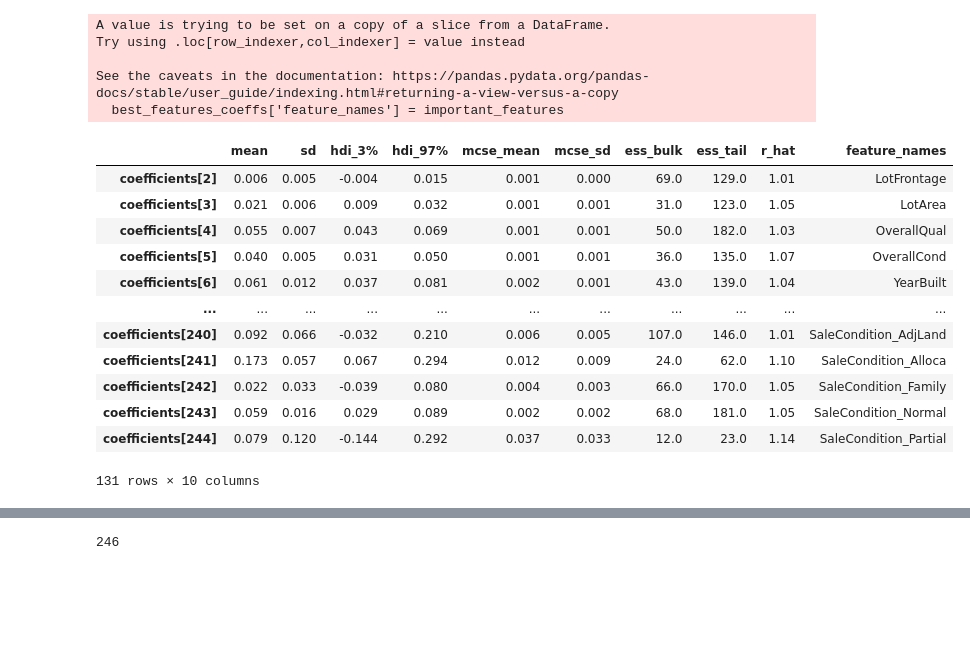
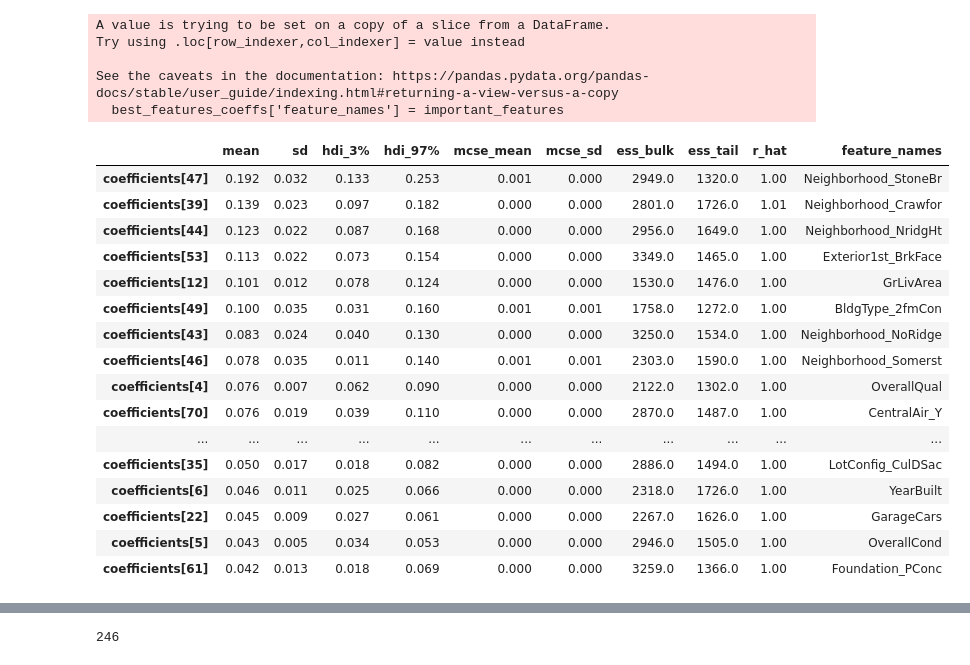
Before and after one commit to samyounes003/statisticsproject, a Jupyter notebook: bayesianInference.ipynb, the cells around one changed output, grey strips where cells are left out. Saved outputs shown, nothing was run; the diff lists cells and outputs as text; code cells hidden in the pictures; blank space fills up the shorter version.

```diff
--- a/bayesianInference.ipynb
+++ b/bayesianInference.ipynb
@@ -180,0 +134,21 @@ posterior_summary
+# %%
+# Load the dataset
+data = pd.read_csv('data/train.csv')
+data['PriceLogged'] = list(np.log(np.array(list(data.SalePrice)))) # log the price so it has a normal distribution
+
+# Separate features and target
+# Ensure target is separated correctly
+X = data.drop(columns=['SalePrice', 'PriceLogged'], errors='ignore')  # Drop target columns
+y = data['PriceLogged']  # Use log-transformed price as target
+
+# preprocess the data
+X_df = preprocess_data(X=X)
+
+# filter out the column which are not considered important
+important_features = find_best_features_with_lasso(X_df=X_df, y_df=y)
+X_df = X_df[important_features]
+
+# Split into training and testing sets
+X_train, X_test, y_train, y_test = train_test_split(X_df, y, test_size=0.2, random_state=42)
+
+summary, trace = get_bayesian_posterior_distribution(X_train=X_train, y_train=y_train)
@@ -181,26 +163,42 @@ posterior_summary
 # %%
+import arviz as az
+import numpy as np
+
+# Get posterior summaries for coefficients
+posterior_summary = az.summary(trace, var_names=["coefficients"])
+posterior_summary
+
+# get the coefficients which are greater than 0
 not_0_coeffs = np.where(np.array(list(posterior_summary['mean'])) > 0)[0]
 important_features = [list(X_train.columns)[i] for i in not_0_coeffs]
 
+# add the feature names to the df
 best_features_coeffs = posterior_summary.iloc[not_0_coeffs]
 best_features_coeffs['feature_names'] = important_features
-best_features_coeffs
+
+# sort the features on ascending order of importance
+best_features_coeffs = best_features_coeffs.sort_values(by='mean', ascending=False)
+best_features_coeffs.head(20)
 # %% [output]
 A value is trying to be set on a copy of a slice from a DataFrame.
 Try using .loc[row_indexer,col_indexer] = value instead
 
 See the caveats in the documentation: https://pandas.pydata.org/pandas-docs/stable/user_guide/indexing.html#returning-a-view-versus-a-copy
   best_features_coeffs['feature_names'] = important_features
 |  | mean | sd | hdi_3% | hdi_97% | mcse_mean | mcse_sd | ess_bulk | ess_tail | r_hat | feature_names |
-| coefficients[2] | 0.006 | 0.005 | -0.004 | 0.015 | 0.001 | 0.000 | 69.0 | 129.0 | 1.01 | LotFrontage |
-| coefficients[3] | 0.021 | 0.006 | 0.009 | 0.032 | 0.001 | 0.001 | 31.0 | 123.0 | 1.05 | LotArea |
-| coefficients[4] | 0.055 | 0.007 | 0.043 | 0.069 | 0.001 | 0.001 | 50.0 | 182.0 | 1.03 | OverallQual |
-| coefficients[5] | 0.040 | 0.005 | 0.031 | 0.050 | 0.001 | 0.001 | 36.0 | 135.0 | 1.07 | OverallCond |
-| coefficients[6] | 0.061 | 0.012 | 0.037 | 0.081 | 0.002 | 0.001 | 43.0 | 139.0 | 1.04 | YearBuilt |
+| coefficients[47] | 0.192 | 0.032 | 0.133 | 0.253 | 0.001 | 0.000 | 2949.0 | 1320.0 | 1.00 | Neighborhood_StoneBr |
+| coefficients[39] | 0.139 | 0.023 | 0.097 | 0.182 | 0.000 | 0.000 | 2801.0 | 1726.0 | 1.01 | Neighborhood_Crawfor |
+| coefficients[44] | 0.123 | 0.022 | 0.087 | 0.168 | 0.000 | 0.000 | 2956.0 | 1649.0 | 1.00 | Neighborhood_NridgHt |
+| coefficients[53] | 0.113 | 0.022 | 0.073 | 0.154 | 0.000 | 0.000 | 3349.0 | 1465.0 | 1.00 | Exterior1st_BrkFace |
+| coefficients[12] | 0.101 | 0.012 | 0.078 | 0.124 | 0.000 | 0.000 | 1530.0 | 1476.0 | 1.00 | GrLivArea |
+| coefficients[49] | 0.100 | 0.035 | 0.031 | 0.160 | 0.001 | 0.001 | 1758.0 | 1272.0 | 1.00 | BldgType_2fmCon |
+| coefficients[43] | 0.083 | 0.024 | 0.040 | 0.130 | 0.000 | 0.000 | 3250.0 | 1534.0 | 1.00 | Neighborhood_NoRidge |
+| coefficients[46] | 0.078 | 0.035 | 0.011 | 0.140 | 0.001 | 0.001 | 2303.0 | 1590.0 | 1.00 | Neighborhood_Somerst |
+| coefficients[4] | 0.076 | 0.007 | 0.062 | 0.090 | 0.000 | 0.000 | 2122.0 | 1302.0 | 1.00 | OverallQual |
+| coefficients[70] | 0.076 | 0.019 | 0.039 | 0.110 | 0.000 | 0.000 | 2870.0 | 1487.0 | 1.00 | CentralAir_Y |
 | ... | ... | ... | ... | ... | ... | ... | ... | ... | ... | ... |
-| coefficients[240] | 0.092 | 0.066 | -0.032 | 0.210 | 0.006 | 0.005 | 107.0 | 146.0 | 1.01 | SaleCondition_AdjLand |
-| coefficients[241] | 0.173 | 0.057 | 0.067 | 0.294 | 0.012 | 0.009 | 24.0 | 62.0 | 1.10 | SaleCondition_Alloca |
-| coefficients[242] | 0.022 | 0.033 | -0.039 | 0.080 | 0.004 | 0.003 | 66.0 | 170.0 | 1.05 | SaleCondition_Family |
-| coefficients[243] | 0.059 | 0.016 | 0.029 | 0.089 | 0.002 | 0.002 | 68.0 | 181.0 | 1.05 | SaleCondition_Normal |
-| coefficients[244] | 0.079 | 0.120 | -0.144 | 0.292 | 0.037 | 0.033 | 12.0 | 23.0 | 1.14 | SaleCondition_Partial |
+| coefficients[35] | 0.050 | 0.017 | 0.018 | 0.082 | 0.000 | 0.000 | 2886.0 | 1494.0 | 1.00 | LotConfig_CulDSac |
+| coefficients[6] | 0.046 | 0.011 | 0.025 | 0.066 | 0.000 | 0.000 | 2318.0 | 1726.0 | 1.00 | YearBuilt |
+| coefficients[22] | 0.045 | 0.009 | 0.027 | 0.061 | 0.000 | 0.000 | 2267.0 | 1626.0 | 1.00 | GarageCars |
+| coefficients[5] | 0.043 | 0.005 | 0.034 | 0.053 | 0.000 | 0.000 | 2946.0 | 1505.0 | 1.00 | OverallCond |
+| coefficients[61] | 0.042 | 0.013 | 0.018 | 0.069 | 0.000 | 0.000 | 3259.0 | 1366.0 | 1.00 | Foundation_PConc |
-131 rows × 10 columns
```
Also changed, not shown: parts of 15 cells of this notebook.
